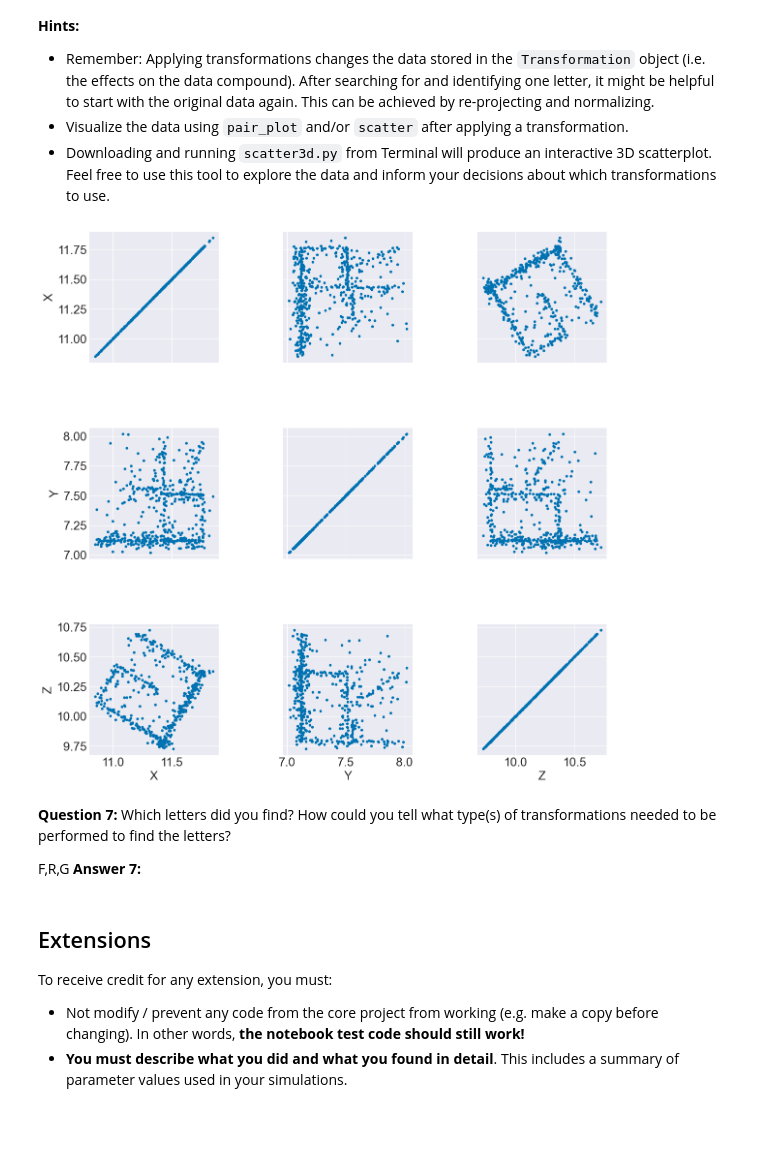
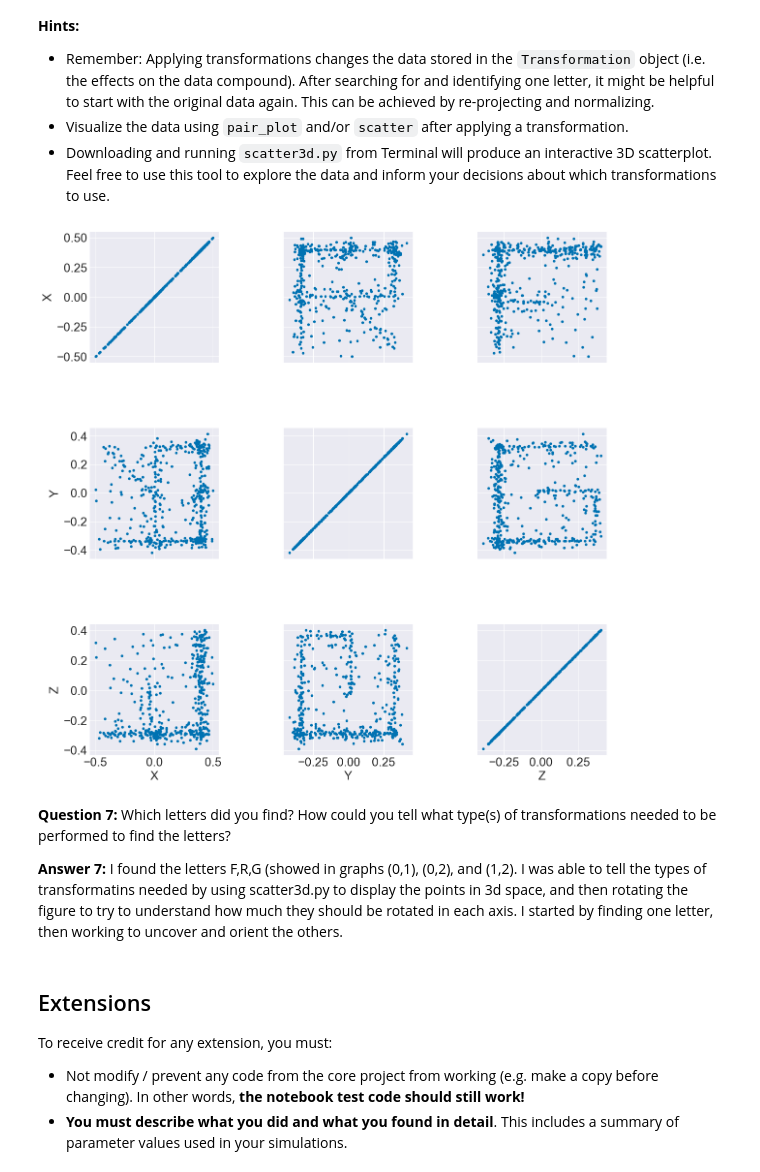
Before and after one commit to derekhessinger/Matrix_Transformations, a Jupyter notebook: transformations.ipynb, the cells around one changed output. Drawn from its saved outputs; the diff is of its cells as text; code cells hidden in the pictures; blank space fills up the shorter version.

```diff
--- a/transformations.ipynb
+++ b/transformations.ipynb
@@ -571,21 +591,25 @@ Your goal is to find the 3 capital letters hidden in `letter_data.csv` with 3 va
 # %%
 # Your code here
 letter_data = data.Data('data/letter_data.csv')
 letter_trans = transformation.Transformation(letter_data)
 headers = letter_data.get_headers()
 letter_trans.project(headers)
 
 letter_trans.normalize_separately()
 
+letter_trans.translate([-0.5,-0.5,-0.5])
+letter_trans.rotate_3d('Y', 60)
+letter_trans.rotate_3d('Z', 90)
 fig, axes = letter_trans.pair_plot(headers)
+
 fig.subplots_adjust(bottom=0.0, right=1.0, top=0.9, hspace = 0.5, wspace = 0.5)
 # %% [output]
-[figure, old version]
+[figure, new version]
-# %% [markdown]
-**Question 7:** Which letters did you find?  How could you tell what type(s) of transformations needed to be performed to find the letters?
-
-F,R,G
-**Answer 7:**
+# %% [markdown]
+**Question 7:** Which letters did you find?  How could you tell what type(s) of transformations needed to be performed to find the letters?
+
+**Answer 7:**
+I found the letters F,R,G (showed in graphs (0,1), (0,2), and (1,2). I was able to tell the types of transformatins needed by using scatter3d.py to display the points in 3d space, and then rotating the figure to try to understand how much they should be rotated in each axis. I started by finding one letter, then working to uncover and orient the others.
 # %% [markdown]
 ## Extensions
 
```
Also changed, not shown: parts of 9 cells of this notebook.
